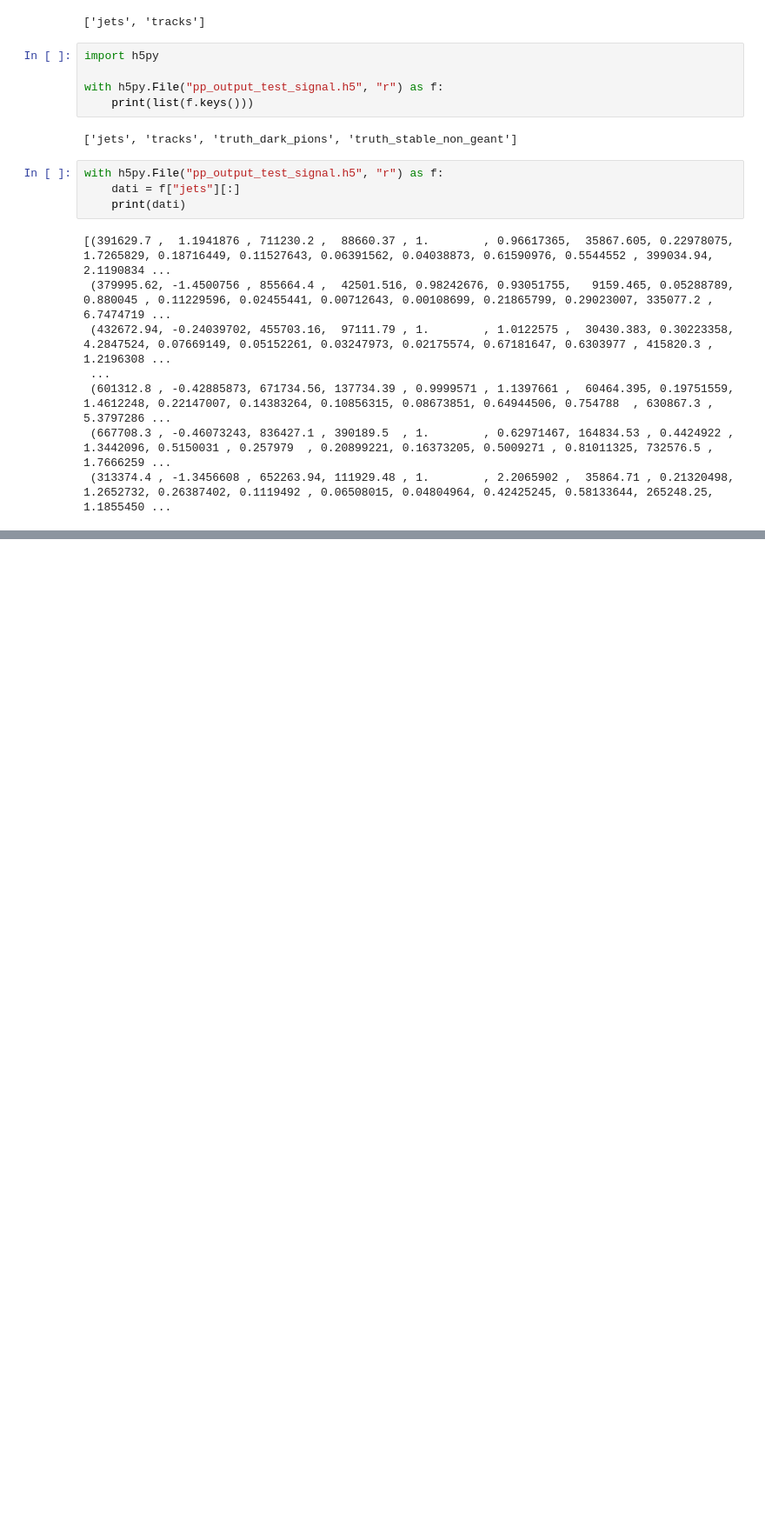
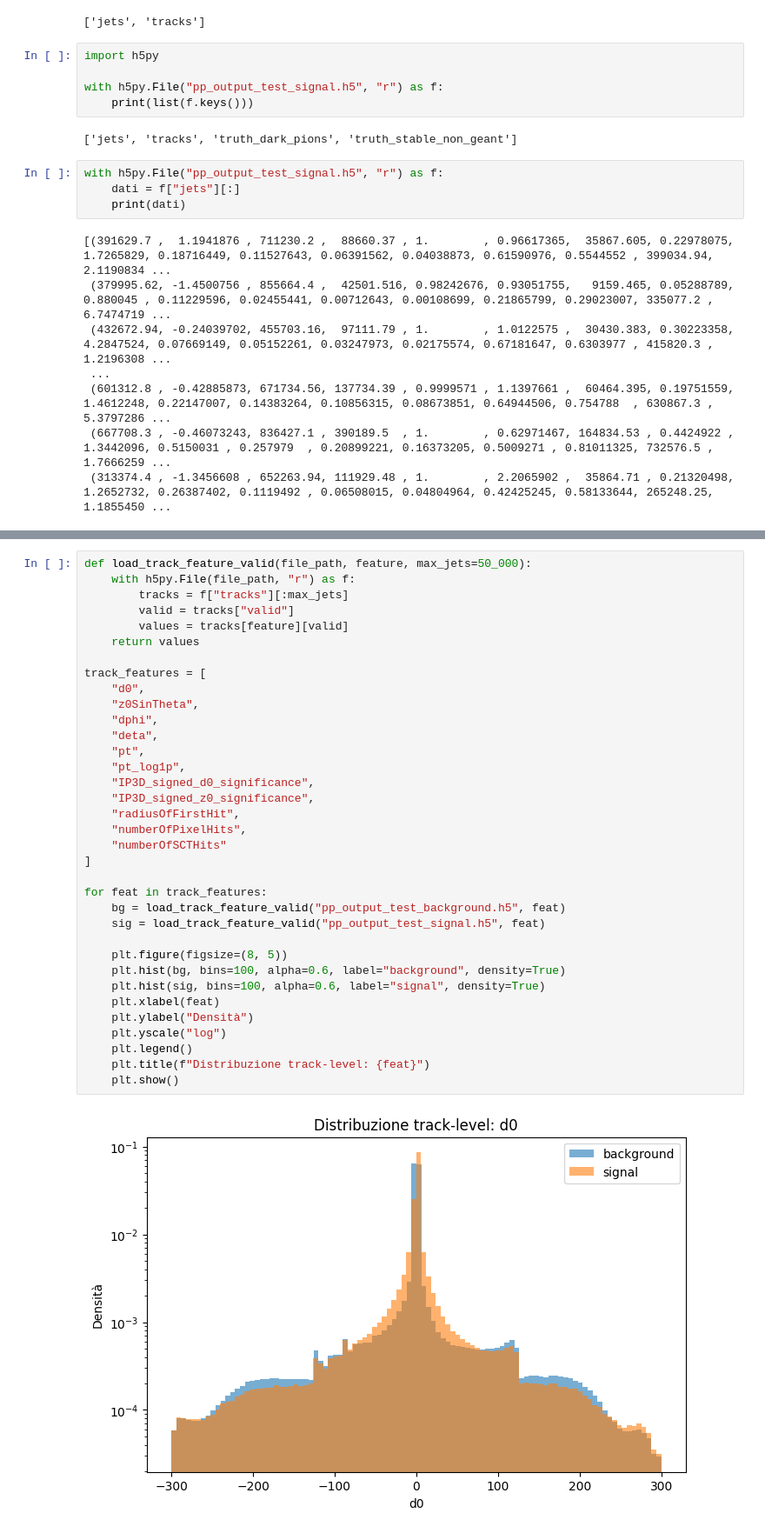
Before and after one commit to Phaesmatos/advanceml, a Jupyter notebook: preprocessing.ipynb, the cells around one changed output, grey strips where cells are left out. Shown at 87% size. Saved outputs shown, nothing was run; the diff lists cells and outputs as text; blank space fills up the shorter version.

```diff
--- a/preprocessing.ipynb
+++ b/preprocessing.ipynb
@@ -70,0 +187,37 @@ for file in files:
+# %%
+def load_track_feature_valid(file_path, feature, max_jets=50_000):
+    with h5py.File(file_path, "r") as f:
+        tracks = f["tracks"][:max_jets]
+        valid = tracks["valid"]
+        values = tracks[feature][valid]
+    return values
+
+track_features = [
+    "d0",
+    "z0SinTheta",
+    "dphi",
+    "deta",
+    "pt",
+    "pt_log1p",
+    "IP3D_signed_d0_significance",
+    "IP3D_signed_z0_significance",
+    "radiusOfFirstHit",
+    "numberOfPixelHits",
+    "numberOfSCTHits"
+]
+
+for feat in track_features:
+    bg = load_track_feature_valid("pp_output_test_background.h5", feat)
+    sig = load_track_feature_valid("pp_output_test_signal.h5", feat)
+
+    plt.figure(figsize=(8, 5))
+    plt.hist(bg, bins=100, alpha=0.6, label="background", density=True)
+    plt.hist(sig, bins=100, alpha=0.6, label="signal", density=True)
+    plt.xlabel(feat)
+    plt.ylabel("Densità")
+    plt.yscale("log")
+    plt.legend()
+    plt.title(f"Distribuzione track-level: {feat}")
+    plt.show()
+# %% [output]
+[figure, added]
```
Also changed, not shown: parts of 10 cells of this notebook, 2 other files.
